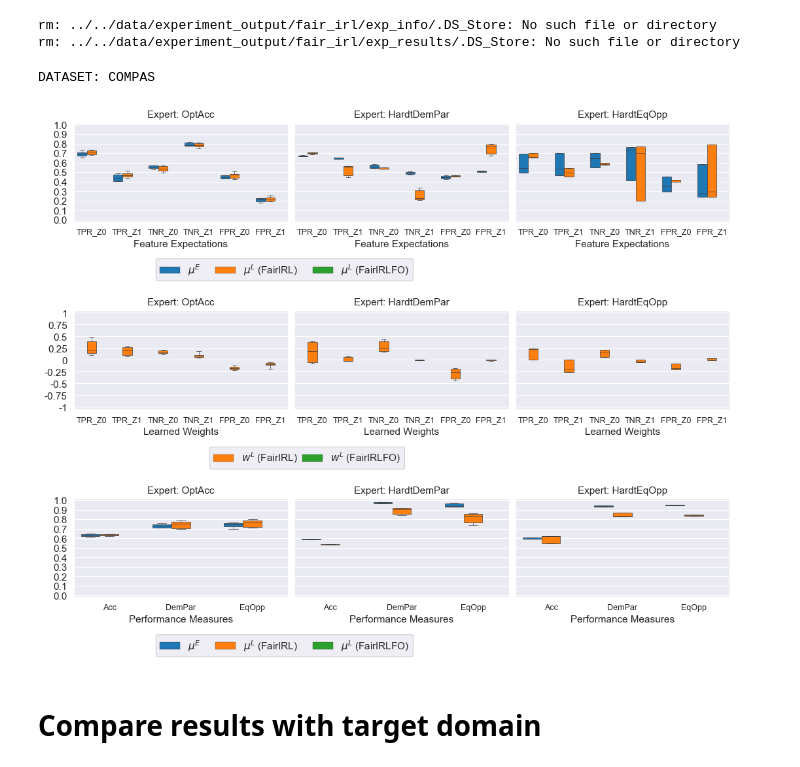
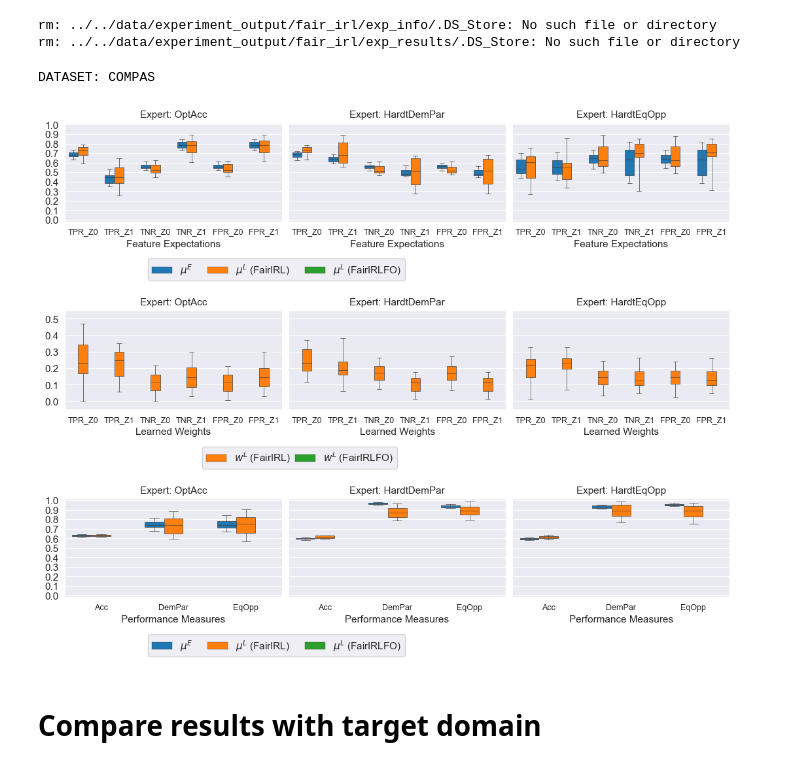
Before and after one commit to jackblandin/research, a Jupyter notebook: experiments/irl/Fair IRL Experiments.ipynb, the cells around one changed output. Saved outputs shown, nothing was run; the diff lists cells and outputs as text; code cells hidden in the pictures.

```diff
--- a/experiments/irl/Fair IRL Experiments.ipynb
+++ b/experiments/irl/Fair IRL Experiments.ipynb
@@ -42,7 +42,7 @@ The autoreload extension is already loaded. To reload it, use:
 # Run experiments
 # %%
 base_exp_info = {
-    'EXPERIMENT_NAME': 'conf_matrix_feat_exp_126',
+    'EXPERIMENT_NAME': 'conf_matrix_feat_exp_162',
 
     'FEAT_EXP_OBJECTIVE_NAMES': [
 #         'Acc',
@@ -72,27 +72,31 @@ base_exp_info = {
     'MIN_FREQ_FILL_PCT': .02,
     'RESTRICT_Y_ACTION': True,
     # IRL Loop parameters
-    'N_TRIALS': 10,
     'IRL_METHOD': None,
-    'EPSILON': .01,
-    'IGNORE_RESULTS_EPSILON': .02,
-    'MAX_ITER': 20,
     'METHOD': 'highs',
-    'IRL_ERROR_ENCOURAGE_SMALL_WEIGHTS': False,
-    'IRL_ERROR_ENCOURAGE_LARGE_WEIGHTS': False,
-    'ALLOW_NEG_WEIGHTS': True,
     # Plotting parameters
     'NOISE_FACTOR': .02,
     'ANNOTATE': True,
-    'N_INIT_POLICIES': 3,
+    'N_INIT_POLICIES': 1,
     'NON_EXPERT_ALGOS': [
         'OptAccNoisy',
-        'HardtDemParNoisy',
+#         'HardtDemParNoisy',
 #         'HardtEqOppNoisy',
 #             'Dummy',
-        'DummyNoisy',
+#         'DummyNoisy',
     ],
 }
+# %%
+base_exp_info['N_TRIALS'] = 25
+# base_exp_info['EPSILON'] = .06
+# base_exp_info['IGNORE_RESULTS_EPSILON'] = .06
+base_exp_info['EPSILON'] = .12
+base_exp_info['IGNORE_RESULTS_EPSILON'] = .12
+base_exp_info['MAX_ITER'] = 30
+base_exp_info['ALLOW_NEG_WEIGHTS'] = False
+base_exp_info['DOT_WEIGHTS_FEAT_EXP'] = False
+base_exp_info['IRL_ERROR_ENCOURAGE_EVEN_WEIGHTS'] = True
+base_exp_info['IRL_ERROR_ENCOURAGE_UNEVEN_WEIGHTS'] = False
 # %%
 experiments = [
     {
@@ -364,7 +353,7 @@ rm: ../../data/experiment_output/fair_irl/exp_info/.DS_Store: No such file or di
 rm: ../../data/experiment_output/fair_irl/exp_results/.DS_Store: No such file or directory
 # %%
 # min_exp_timestamp = '2023-08-12 20:22:00'  # Cutoff for results of main text in AAAI submission
-min_exp_timestamp = '2023-10-07 12:00:00'  # Cutoff for results on Appendix D.4 (progressively increasing expert)
+min_exp_timestamp = '2023-10-10 12:00:00'  # Cutoff for results on Appendix D.4 (progressively increasing expert)
 
 def skip_by_name(info):
     return 'EXPERIMENT_NAME' not in info or info['EXPERIMENT_NAME'] != base_exp_info['EXPERIMENT_NAME']
@@ -379,36 +368,36 @@ plt.rc('figure', titlesize=11)  # fontsize of the figure title
 
 fig, axes, mu_dfs, w_dfs, perf_dfs = plot_results_source_domain_only(
     feat_objective_set_names=base_exp_info['FEAT_EXP_OBJECTIVE_NAMES'],
     perf_objective_set_names=base_exp_info['PERF_MEAS_OBJECTIVE_NAMES'],
     expert_algos=[
         'OptAcc',
         'HardtDemPar',
         'HardtEqOpp',
     ],
     dataset=base_exp_info['DATASET'],
     mu_noise_factor=.01,
     perf_noise_factor=.01,
     w_noise_factor=.01,
     mu_hue_order=['muE', 'muL (FairIRL)', 'muL (FairIRLFO)'],
     perf_hue_order=['muE', 'muL (FairIRL)', 'muL (FairIRLFO)'],
     w_hue_order=[None, 'wL (FairIRL)', 'wL (FairIRLFO)'],
     extra_skip_conditions=skip_by_name,
     min_exp_timestamp=min_exp_timestamp,
 #     min_mu_value=.25,
 #     max_mu_value=1,
 #     min_w_value=-1,
     mu_yticks=np.linspace(0, 1, 11).round(1),
     perf_yticks=np.linspace(0, 1, 11).round(1),
     mu_ylim=(-.02, 1.02),
     perf_ylim=(-.02, 1.02),
     mu_whis=[1, 99],
-    w_yticks = [-1, -.75, -.5, -.25, 0, .25, .5, .75, 1],
-    w_ylim=(-1.05, 1.05),
+    w_yticks = np.linspace(0, .5, 6).round(2),
+    w_ylim=(-.05, .55),
     w_whis=[5, 95]
 )
 # %% [output]
 DATASET: COMPAS
-[figure, old version]
+[figure, new version]
 # %% [markdown]
 # Compare results with target domain
 # %%
```
Also changed, not shown: parts of 8 cells of this notebook, 4 other files.
